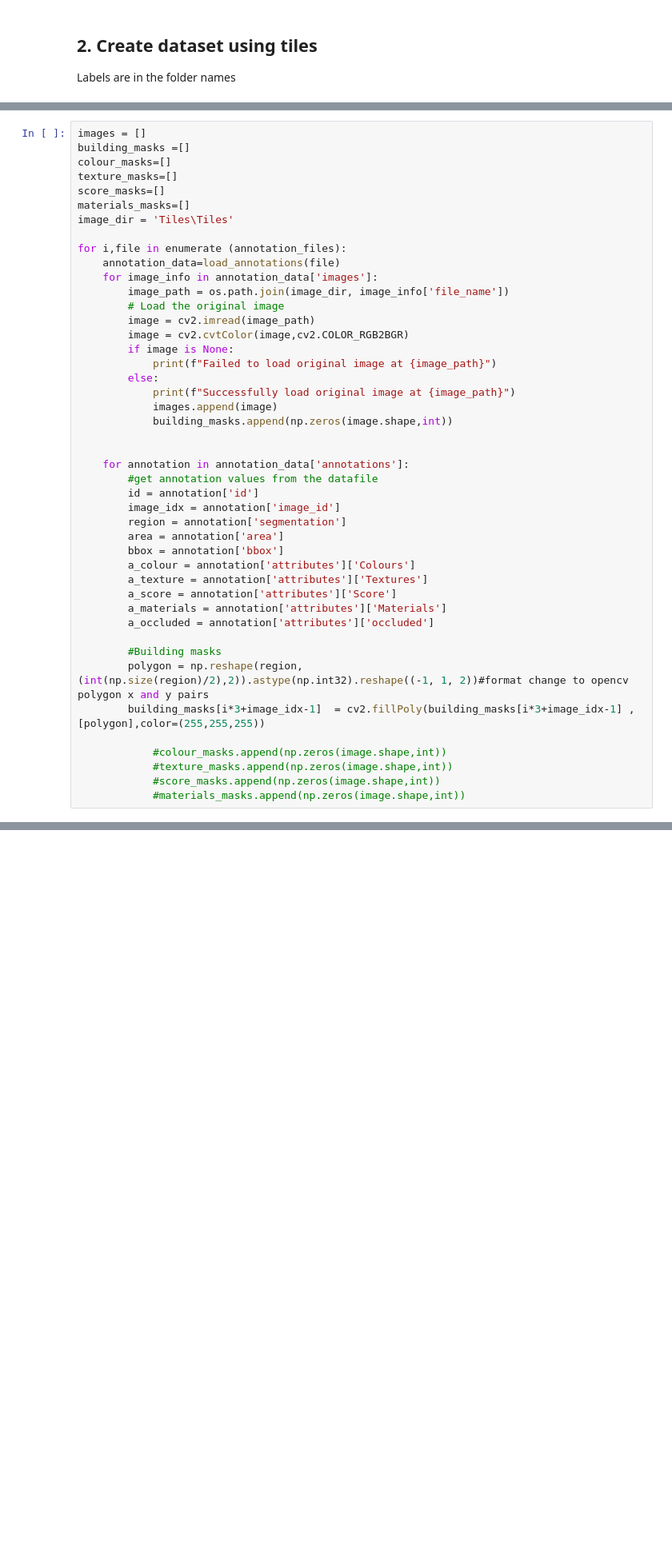
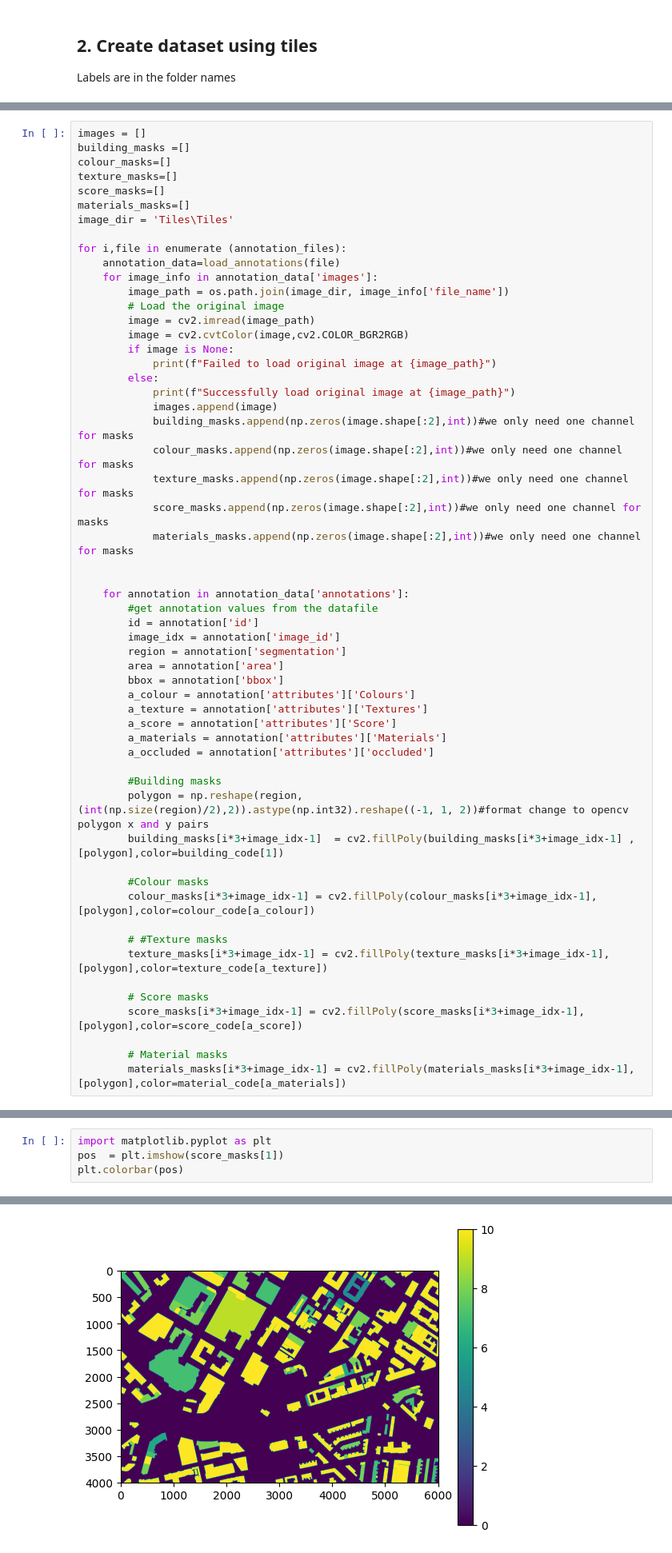
Before and after one commit to mentistal/AICity, a Jupyter notebook: tile_tool.ipynb, the cells around one changed output, grey strips where cells are left out. Shown: that part at 80% size. Saved outputs shown, nothing was run; the diff lists cells and outputs as text; blank space fills up the shorter version.

```diff
--- a/tile_tool.ipynb
+++ b/tile_tool.ipynb
@@ -90,13 +134,17 @@ for i,file in enumerate (annotation_files):
         image_path = os.path.join(image_dir, image_info['file_name'])
         # Load the original image
         image = cv2.imread(image_path)
-        image = cv2.cvtColor(image,cv2.COLOR_RGB2BGR)
+        image = cv2.cvtColor(image,cv2.COLOR_BGR2RGB)
         if image is None:
             print(f"Failed to load original image at {image_path}")
         else:
             print(f"Successfully load original image at {image_path}")
             images.append(image)
-            building_masks.append(np.zeros(image.shape,int))
+            building_masks.append(np.zeros(image.shape[:2],int))#we only need one channel for masks
+            colour_masks.append(np.zeros(image.shape[:2],int))#we only need one channel for masks
+            texture_masks.append(np.zeros(image.shape[:2],int))#we only need one channel for masks
+            score_masks.append(np.zeros(image.shape[:2],int))#we only need one channel for masks
+            materials_masks.append(np.zeros(image.shape[:2],int))#we only need one channel for masks
 
 
     for annotation in annotation_data['annotations']:
@@ -114,12 +162,19 @@ for i,file in enumerate (annotation_files):
 
         #Building masks
         polygon = np.reshape(region,(int(np.size(region)/2),2)).astype(np.int32).reshape((-1, 1, 2))#format change to opencv polygon x and y pairs
-        building_masks[i*3+image_idx-1]  = cv2.fillPoly(building_masks[i*3+image_idx-1] ,[polygon],color=(255,255,255))
+        building_masks[i*3+image_idx-1]  = cv2.fillPoly(building_masks[i*3+image_idx-1] ,[polygon],color=building_code[1])
 
-            #colour_masks.append(np.zeros(image.shape,int))
-            #texture_masks.append(np.zeros(image.shape,int))
-            #score_masks.append(np.zeros(image.shape,int))
-            #materials_masks.append(np.zeros(image.shape,int))
+        #Colour masks
+        colour_masks[i*3+image_idx-1] = cv2.fillPoly(colour_masks[i*3+image_idx-1],[polygon],color=colour_code[a_colour])
+
+        # #Texture masks
+        texture_masks[i*3+image_idx-1] = cv2.fillPoly(texture_masks[i*3+image_idx-1],[polygon],color=texture_code[a_texture])
+
+        # Score masks
+        score_masks[i*3+image_idx-1] = cv2.fillPoly(score_masks[i*3+image_idx-1],[polygon],color=score_code[a_score])
+
+        # Material masks
+        materials_masks[i*3+image_idx-1] = cv2.fillPoly(materials_masks[i*3+image_idx-1],[polygon],color=material_code[a_materials])
 # %% [output]
 Successfully load original image at Tiles\Tiles\1.jpg
 Successfully load original image at Tiles\Tiles\2.jpg
@@ -133,3 +188,8 @@ Successfully load original image at Tiles\Tiles\9.jpg
 Successfully load original image at Tiles\Tiles\10.jpg
 Successfully load original image at Tiles\Tiles\11.jpg
 Successfully load original image at Tiles\Tiles\12.jpg
+# %%
+import matplotlib.pyplot as plt
+pos  = plt.imshow(score_masks[1])
+plt.colorbar(pos)
+# %% [output]
@@ -136,3 +197,4 @@ Successfully load original image at Tiles\Tiles\12.jpg
+[figure, added]
 # %%
 from PIL import Image
 im = Image.fromarray
```
Also changed, not shown: parts of 2 cells of this notebook.
